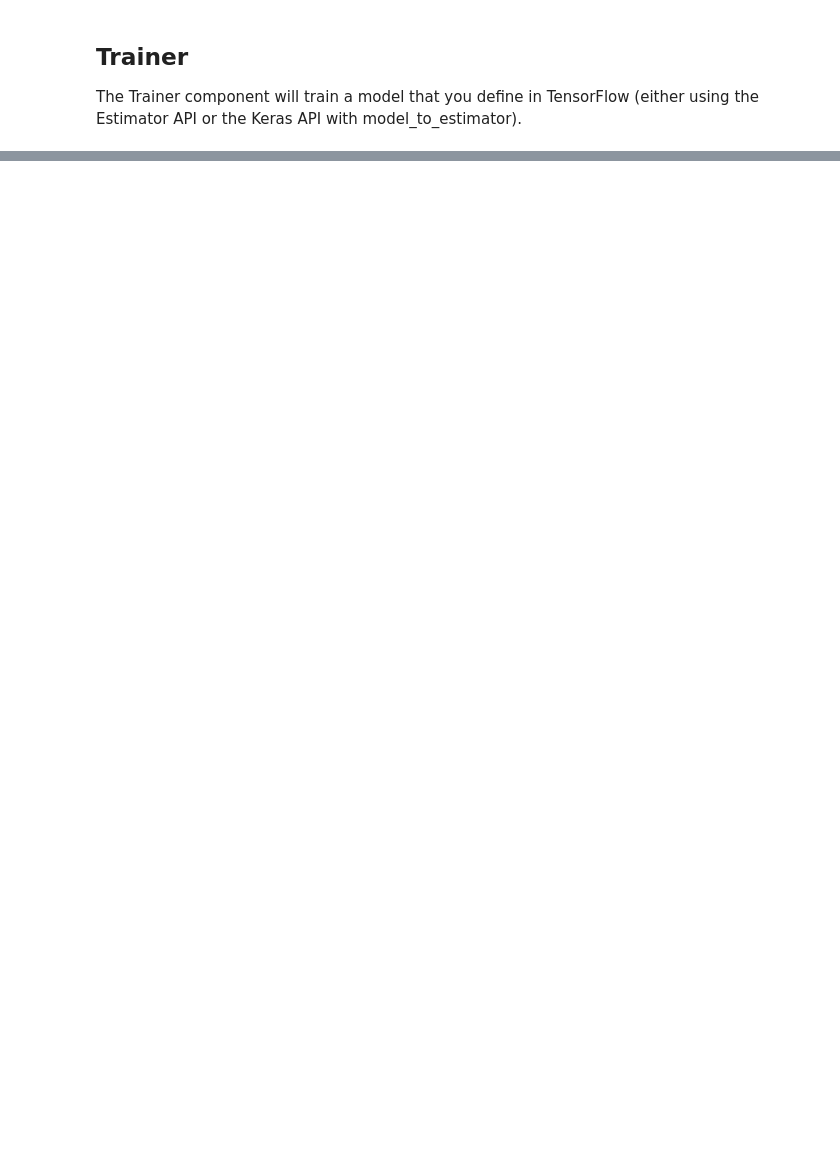
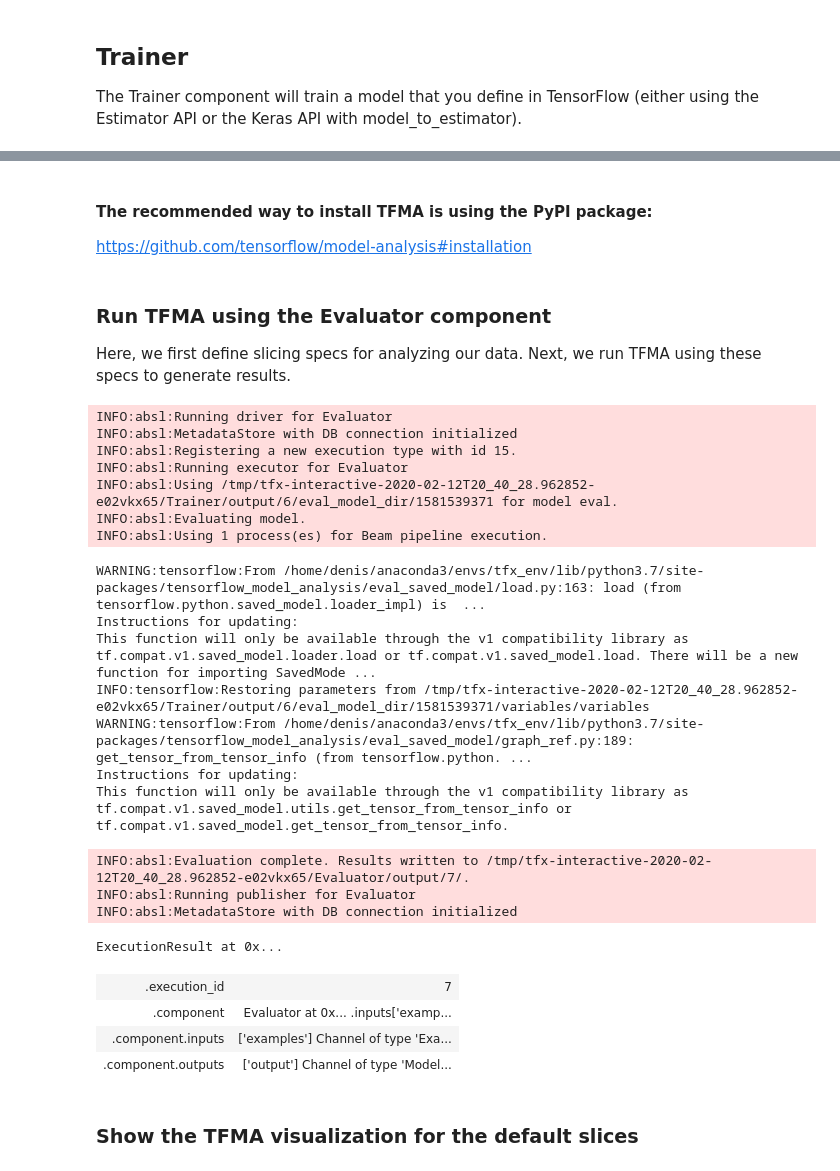
Before and after one commit to CloseToAlgoTrading/CodeFromVideo, a Jupyter notebook: episode_10/tfx_nb.ipynb, the cells around one changed output, grey strips where cells are left out. Cells and saved outputs as stored; diff of their text form; code cells hidden in the pictures; blank space fills up the shorter version.

Commit message:
Added TFX pipeline from transform to pusher

```diff
--- a/episode_10/tfx_nb.ipynb
+++ b/episode_10/tfx_nb.ipynb
@@ -376,3 +513,5 @@ show_data(train_uri, 3)
 # %% [markdown]
 ## Trainer
 The Trainer component will train a model that you define in TensorFlow (either using the Estimator API or the Keras API with model_to_estimator).
+# %%
+_stock_trainer_module_file = 'stock_trainer.py'
@@ -378,0 +906,10 @@ The Trainer component will train a model that you define in TensorFlow (either u
+# %%
+# Uses user-provided Python function that implements a model using TensorFlow.
+trainer = Trainer(
+    module_file=os.path.abspath(_stock_trainer_module_file),
+    transformed_examples=transform.outputs['transformed_examples'],
+    schema=schema_gen.outputs['schema'],
+    transform_graph=transform.outputs['transform_graph'],
+    train_args=trainer_pb2.TrainArgs(num_steps=10000),
+    eval_args=trainer_pb2.EvalArgs(num_steps=5000))
+context.run(trainer)
@@ -378,0 +1000,59 @@ The Trainer component will train a model that you define in TensorFlow (either u
+# %% [markdown]
+#### The recommended way to install TFMA is using the PyPI package:
+https://github.com/tensorflow/model-analysis#installation
+# %% [markdown]
+### Run TFMA using the Evaluator component
+Here, we first define slicing specs for analyzing our data. Next, we run TFMA using these specs to generate results.
+# %%
+# An empty slice spec means the overall slice, that is, the whole dataset.
+OVERALL_SLICE_SPEC = evaluator_pb2.SingleSlicingSpec()
+
+# Data can be sliced along a feature column
+# In this case, data is sliced along feature column trip_start_hour.
+FEATURE_COLUMN_SLICE_SPEC = evaluator_pb2.SingleSlicingSpec(
+    column_for_slicing=['dir'])
+
+# Data can be sliced by crossing feature columns
+# In this case, slices are computed for trip_start_day x trip_start_month.
+FEATURE_COLUMN_CROSS_SPEC = evaluator_pb2.SingleSlicingSpec(
+    column_for_slicing=['time', 'close'])
+
+ALL_SPECS = [
+    OVERALL_SLICE_SPEC,
+    FEATURE_COLUMN_SLICE_SPEC,
+    FEATURE_COLUMN_CROSS_SPEC,
+]
+# %%
+# Use TFMA to compute a evaluation statistics over features of a model.
+evaluator = Evaluator(
+    examples=example_gen.outputs['examples'],
+    model=trainer.outputs['model'],
+    feature_slicing_spec=evaluator_pb2.FeatureSlicingSpec(
+        specs=ALL_SPECS)
+)
+context.run(evaluator)
+# %% [output]
+INFO:absl:Running driver for Evaluator
+INFO:absl:MetadataStore with DB connection initialized
+INFO:absl:Registering a new execution type with id 15.
+INFO:absl:Running executor for Evaluator
+INFO:absl:Using /tmp/tfx-interactive-2020-02-12T20_40_28.962852-e02vkx65/Trainer/output/6/eval_model_dir/1581539371 for model eval.
+INFO:absl:Evaluating model.
+INFO:absl:Using 1 process(es) for Beam pipeline execution.
+WARNING:tensorflow:From /home/denis/anaconda3/envs/tfx_env/lib/python3.7/site-packages/tensorflow_model_analysis/eval_saved_model/load.py:163: load (from tensorflow.python.saved_model.loader_impl) is  ...
+Instructions for updating:
+This function will only be available through the v1 compatibility library as tf.compat.v1.saved_model.loader.load or tf.compat.v1.saved_model.load. There will be a new function for importing SavedMode ...
+INFO:tensorflow:Restoring parameters from /tmp/tfx-interactive-2020-02-12T20_40_28.962852-e02vkx65/Trainer/output/6/eval_model_dir/1581539371/variables/variables
+WARNING:tensorflow:From /home/denis/anaconda3/envs/tfx_env/lib/python3.7/site-packages/tensorflow_model_analysis/eval_saved_model/graph_ref.py:189: get_tensor_from_tensor_info (from tensorflow.python. ...
+Instructions for updating:
+This function will only be available through the v1 compatibility library as tf.compat.v1.saved_model.utils.get_tensor_from_tensor_info or tf.compat.v1.saved_model.get_tensor_from_tensor_info.
+INFO:absl:Evaluation complete. Results written to /tmp/tfx-interactive-2020-02-12T20_40_28.962852-e02vkx65/Evaluator/output/7/.
+INFO:absl:Running publisher for Evaluator
+INFO:absl:MetadataStore with DB connection initialized
+ExecutionResult at 0x...
+| .execution_id | 7 |
+| .component | Evaluator at 0x... .inputs['examp... |
+| .component.inputs | ['examples'] Channel of type 'Exa... |
+| .component.outputs | ['output'] Channel of type 'Model... |
+# %% [markdown]
+### Show the TFMA visualization for the default slices
```
Also changed, not shown: parts of 40 cells of this notebook.
